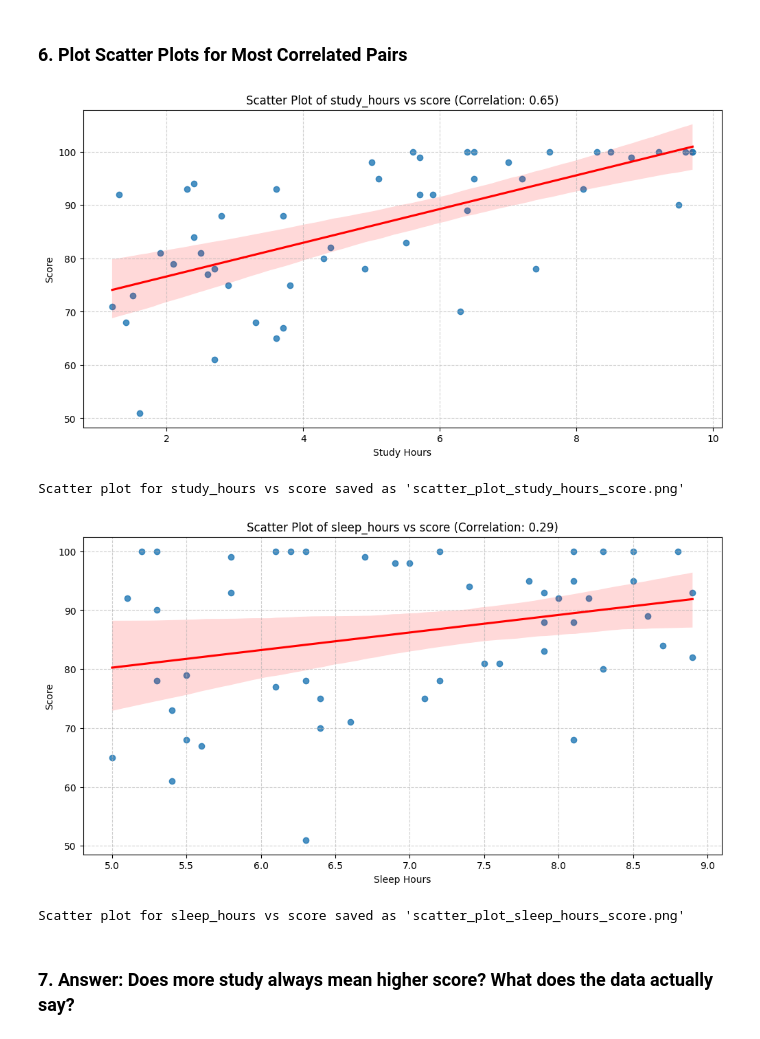
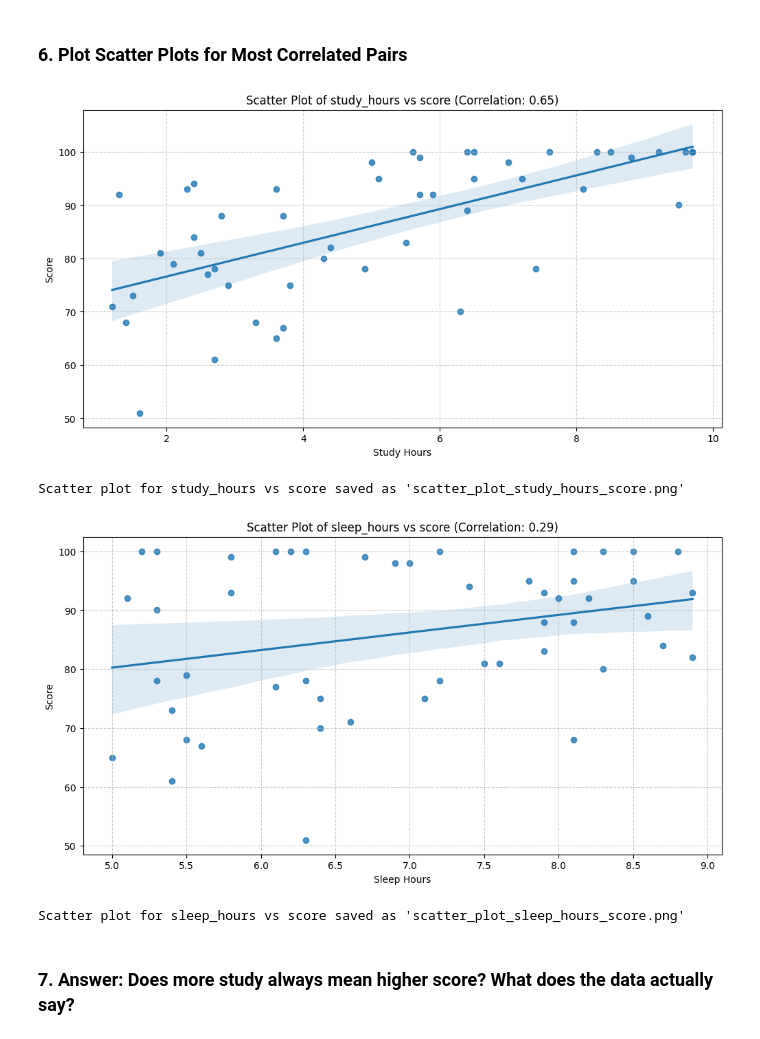
Before and after one commit to Sreinumder/AI_Data_Internship, a Jupyter notebook: day_8/task_3/task_3.ipynb, the cells around one changed output. Drawn from its saved outputs; the diff is of its cells as text; code cells hidden in the pictures.

```diff
--- a/day_8/task_3/task_3.ipynb
+++ b/day_8/task_3/task_3.ipynb
@@ -202,38 +202,38 @@ Explanation of weakest correlations:
 # Make sure to re-run the strongest_correlations if the previous cell was skipped.
 if len(strongest_correlations) < 2:
     print("Not enough strong correlations to plot 2 pairs.")
 else:
     # Plot the first strongest pair
     pair1_var_a = strongest_correlations.iloc[0]['Variable A']
     pair1_var_b = strongest_correlations.iloc[0]['Variable B']
 
     plt.figure(figsize=(12, 6))
-    sns.regplot(x=pair1_var_a, y=pair1_var_b, data=df, line_kws={'color': 'red'})
+    sns.regplot(x=pair1_var_a, y=pair1_var_b, data=df)
     plt.title(f'Scatter Plot of {pair1_var_a} vs {pair1_var_b} (Correlation: {strongest_correlations.iloc[0]["Correlation"]:.2f})')
     plt.xlabel(pair1_var_a.replace('_', ' ').title())
     plt.ylabel(pair1_var_b.replace('_', ' ').title())
     plt.grid(True, linestyle='--', alpha=0.6)
     plt.savefig(f'scatter_plot_{pair1_var_a}_{pair1_var_b}.png')
     plt.show()
     print(f"Scatter plot for {pair1_var_a} vs {pair1_var_b} saved as 'scatter_plot_{pair1_var_a}_{pair1_var_b}.png'")
 
     # Plot the second strongest pair
     pair2_var_a = strongest_correlations.iloc[1]['Variable A']
     pair2_var_b = strongest_correlations.iloc[1]['Variable B']
 
     plt.figure(figsize=(12, 6))
-    sns.regplot(x=pair2_var_a, y=pair2_var_b, data=df, line_kws={'color': 'red'})
+    sns.regplot(x=pair2_var_a, y=pair2_var_b, data=df)
     plt.title(f'Scatter Plot of {pair2_var_a} vs {pair2_var_b} (Correlation: {strongest_correlations.iloc[1]["Correlation"]:.2f})')
     plt.xlabel(pair2_var_a.replace('_', ' ').title())
     plt.ylabel(pair2_var_b.replace('_', ' ').title())
     plt.grid(True, linestyle='--', alpha=0.6)
     plt.savefig(f'scatter_plot_{pair2_var_a}_{pair2_var_b}.png')
     plt.show()
     print(f"Scatter plot for {pair2_var_a} vs {pair2_var_b} saved as 'scatter_plot_{pair2_var_a}_{pair2_var_b}.png'")
 # %% [output]
-[figure, old version]
+[figure, new version]
 Scatter plot for study_hours vs score saved as 'scatter_plot_study_hours_score.png'
-[figure, old version]
+[figure, new version]
 Scatter plot for sleep_hours vs score saved as 'scatter_plot_sleep_hours_score.png'
 # %% [markdown]
 ### 7. Answer: Does more study always mean higher score? What does the data actually say?
```
Also changed, not shown: parts of 1 cell of this notebook.
